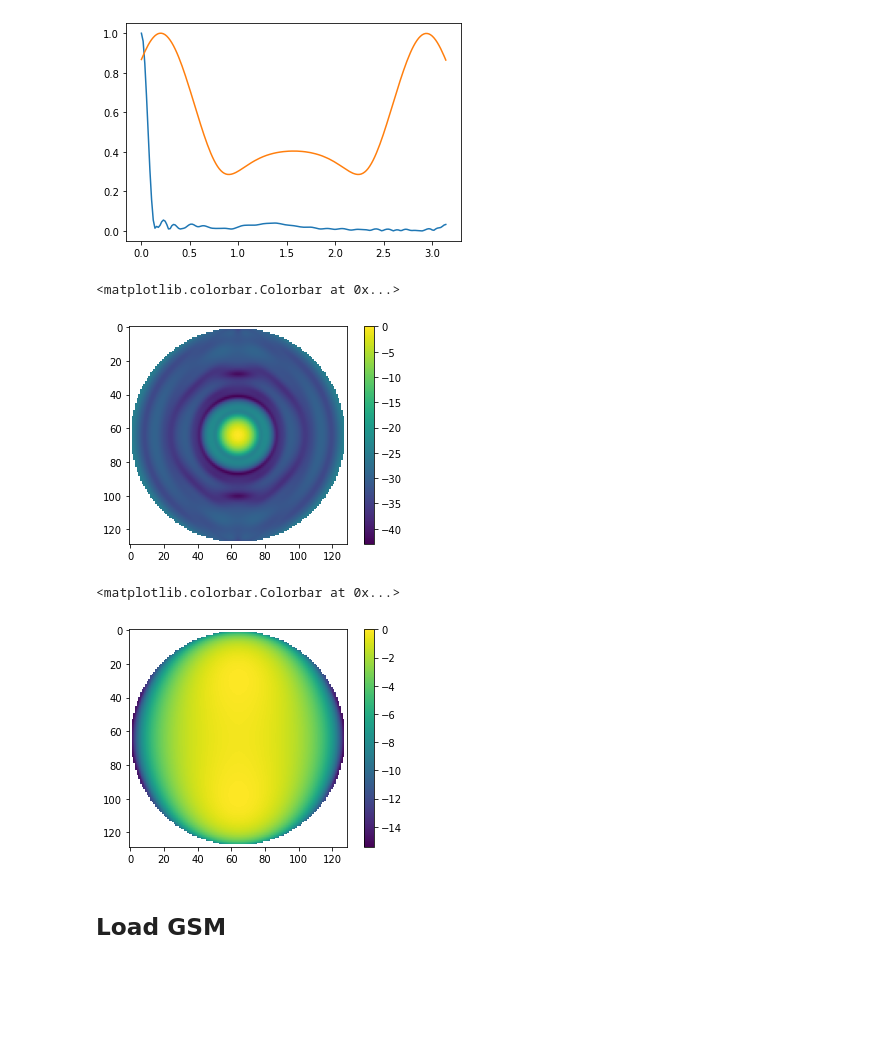
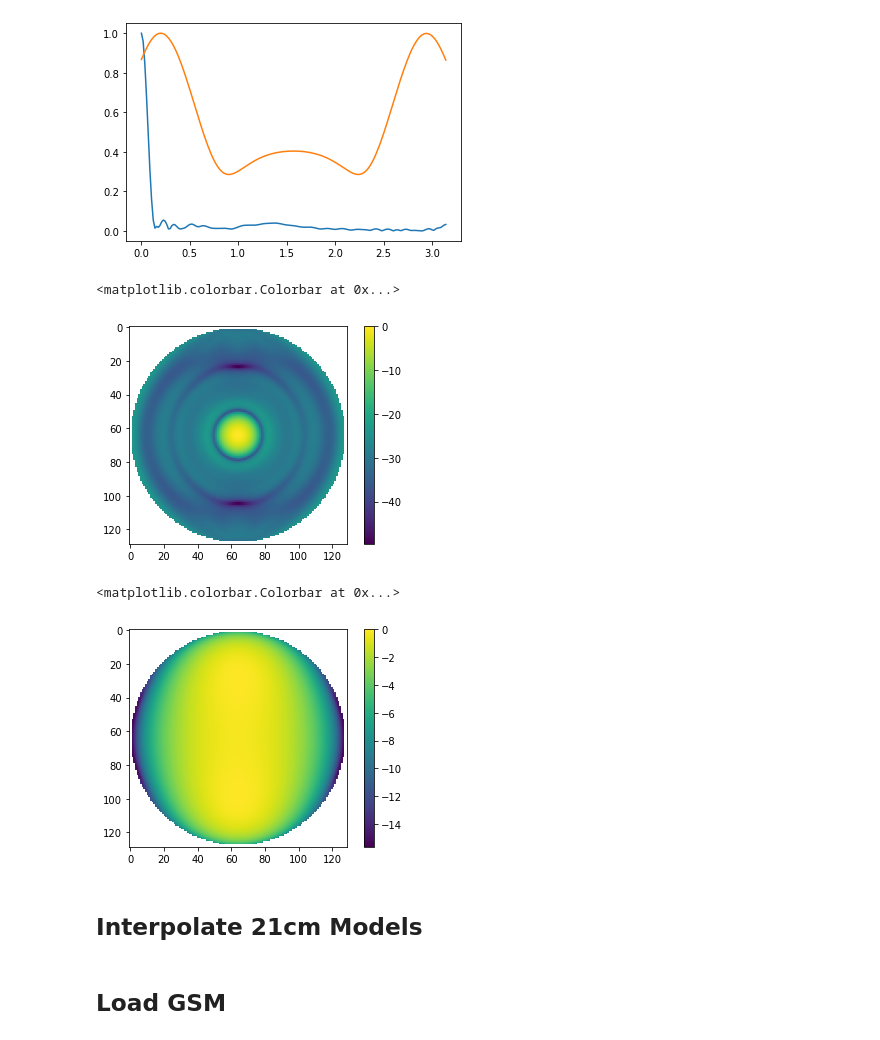
Before and after one commit to christianhbye/eigsep_misc, a Jupyter notebook: mock_vivaldi_analysis/mock_vivaldi_analysis_CHB.ipynb, the cells around one changed output. Cells and saved outputs as stored; diff of their text form; code cells hidden in the pictures; blank space fills up the shorter version.

```diff
--- a/mock_vivaldi_analysis/mock_vivaldi_analysis_CHB.ipynb
+++ b/mock_vivaldi_analysis/mock_vivaldi_analysis_CHB.ipynb
@@ -135,20 +135,23 @@ beams_dish *= maskd
 # %%
 beams_dish[~np.isfinite(beams_dish)] = 0.  # set infinite values to 0
 # %%
-beams_dish = interp1d(freqs_dish, beams_dish, axis=0)(freqs)
+# back when we interpolated beams
+#beams_dish = interp1d(freqs_dish, beams_dish, axis=0)(freqs)
 # %%
 plt.figure()
-plt.imshow(10*np.log10(beams_dish[-3] / beams_dish[-3].max()))
+plt.imshow(10*np.log10(beams_dish[100] / beams_dish[100].max()))
 plt.colorbar()
 #plt.savefig('plots/dish_beam.png',bbox_inches='tight')
 # %% [output]
 <matplotlib.colorbar.Colorbar at 0x...>
-[figure, old version]
+[figure, new version]
 # %%
 plt.figure()
-plt.imshow(10*np.log10(beams[-3] / beams[-3].max()))
+plt.imshow(10*np.log10(beams[100] / beams[100].max()))
 plt.colorbar()
 #plt.savefig('plots/feed_beam.png',bbox_inches='tight')
 # %% [output]
 <matplotlib.colorbar.Colorbar at 0x...>
-[figure, old version]
+[figure, new version]
+# %% [markdown]
+## Interpolate 21cm Models
```
Also changed, not shown: parts of 19 cells of this notebook.
